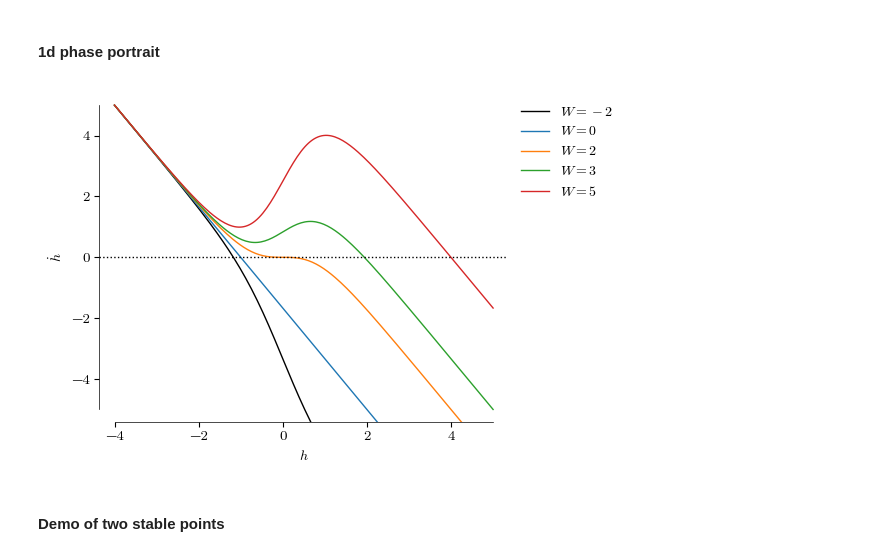
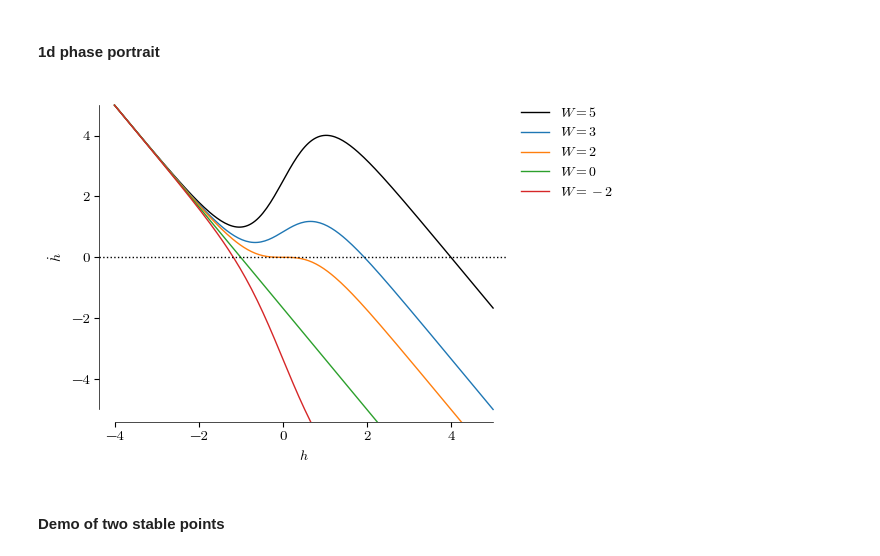
Before and after one commit to ninivert/BIO465-cortical-surround-suppression, a Jupyter notebook: src/notebook.ipynb, the cells around one changed output. Drawn from its saved outputs; the diff is of its cells as text; code cells hidden in the pictures.

```diff
--- a/src/notebook.ipynb
+++ b/src/notebook.ipynb
@@ -74,7 +74,7 @@ delta = Delta(7)
 for idx, spike_charge in enumerate((1, 0.3, -1)):
 	ax.set_prop_cycle(None)  # reset color cycle
 
-	for I_ext in (-2, -1.5, -1, -0.5, 0):
+	for I_ext in reversed((-2, -1.5, -1, -0.5, 0)):
 		pop = Populations(W=np.array([[2]]), tau=0.60, R=1, gain_fn=sigmoid, I_ext=Flat(I_ext) + spike_charge*delta)
 		res = pop.simulate_h(np.array([0.5]), (0, 14), dt_max=delta.eps/20)
 		ax.plot(
@@ -84,7 +84,7 @@ for idx, spike_charge in enumerate((1, 0.3, -1)):
 		)
 
 ax.set_xlabel('$t$ [s]')
-ax.set_ylabel('$A(t) \\approx F(h(t))$ [Hz]')
+ax.set_ylabel('$A(t) \\approx \\sigma(h(t))$ [Hz]')
 ax.set_ylim((0, 1))
 data_lim(ax, which='x')
 breathe(ax)
@@ -135,26 +135,26 @@ plt.show()
 # %%
 fig, ax = plt.subplots(dpi=100)
 hs = np.linspace(-4, 5, 200)
 
-for W in (-2, 0, 2, 3, 5):
+for W in reversed((-2, 0, 2, 3, 5)):
 	pop = Populations(W=np.array([[W]]), tau=0.6, R=1, gain_fn=sigmoid, I_ext=Flat(-1))
 	ax.plot(hs, [pop.dh(0, np.array([h])) for h in hs], label=f'$W = {W}$')
 
 ax.set_xlabel('$h$')
 ax.set_ylabel('$\dot h$')
 ax.axhline(0, linestyle='dotted', linewidth=1)
 ax.legend(bbox_to_anchor=(1, 1), loc='upper left')
 
 ax.set_ylim((-5, 5))
 data_lim(ax, 'x')
 breathe(ax)
 
 plt.show()
 
 fig.set_size_inches((4, 2))
 fig.savefig('../report/figures/pop_single_nonlin_phase.pdf')
 # %% [output]
-[figure, old version]
+[figure, new version]
 # %% [markdown]
 #### Demo of two stable points
 # %%
```
Also changed, not shown: parts of 19 cells of this notebook, 8 other files.
